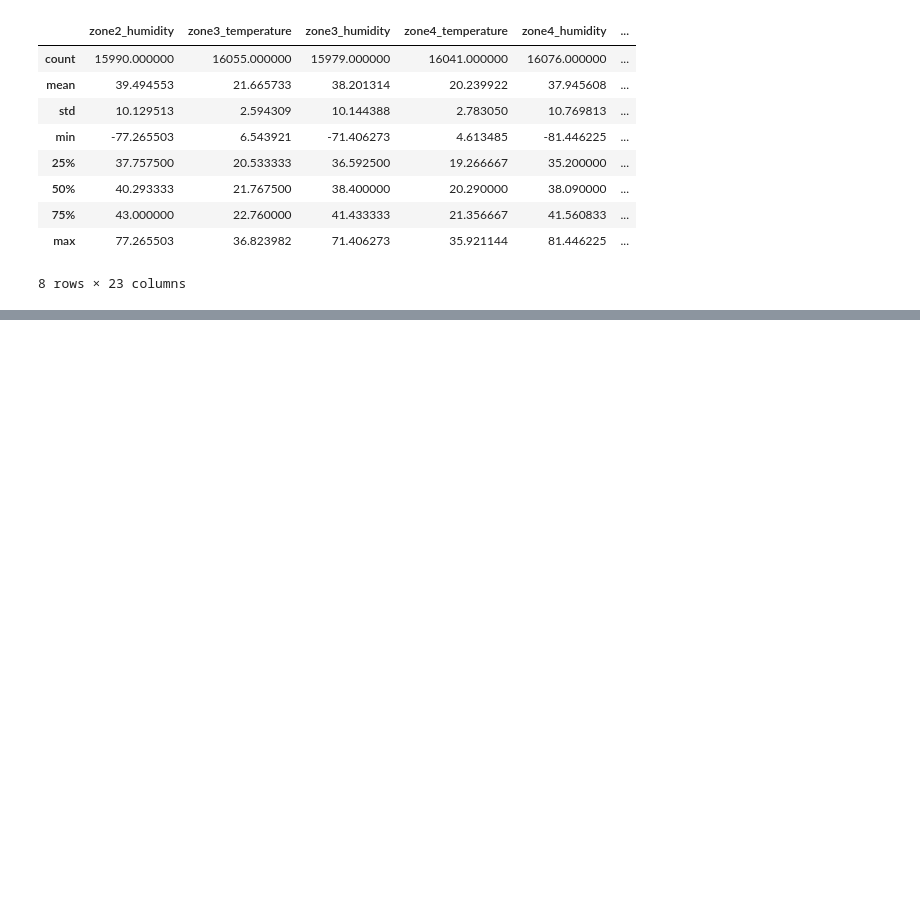
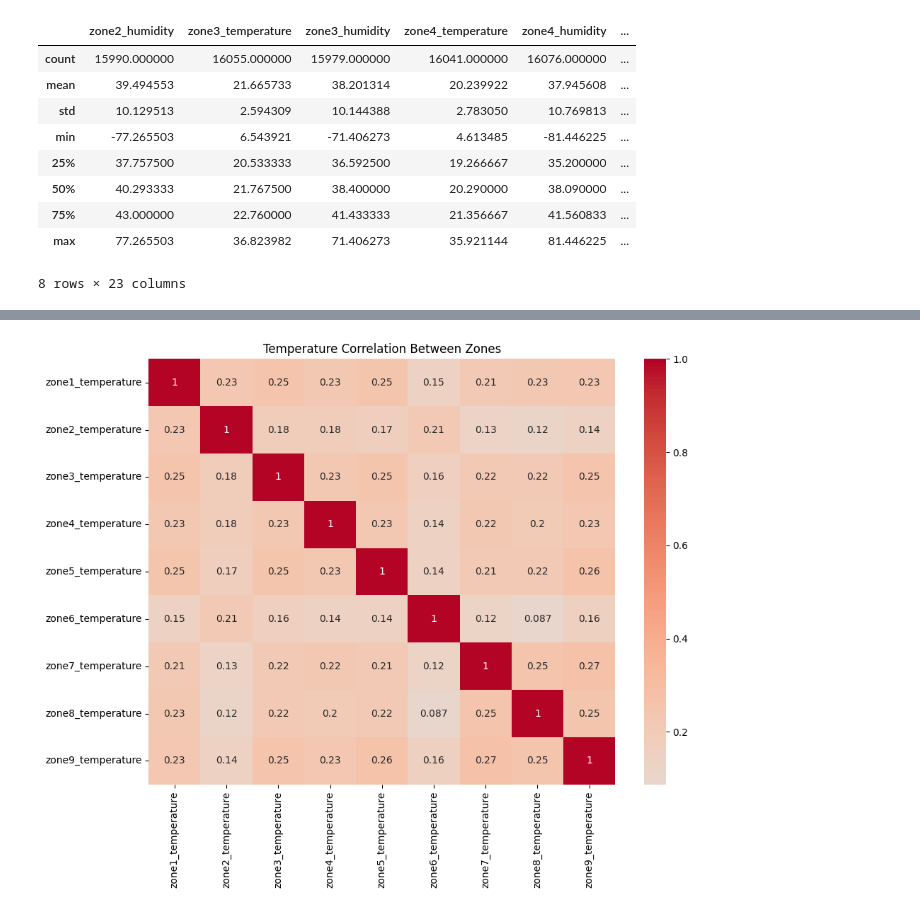
Before and after one commit to ShubhaMahobia/DS-Intern-Assignment-Shubham_Mahobia, a Jupyter notebook: main.ipynb, the cells around one changed output, grey strips where cells are left out. Drawn from its saved outputs; the diff is of its cells as text; code cells hidden in the pictures; blank space fills up the shorter version.

```diff
--- a/main.ipynb
+++ b/main.ipynb
@@ -104,3 +158,15 @@ dtype: int64
+# %%
+# Correlation heatmap for all zone temperatures
+temp_columns = [f'zone{i}_temperature' for i in range(1, 10)]
+correlation_matrix = df[temp_columns].corr()
+
+plt.figure(figsize=(10, 8))
+sns.heatmap(correlation_matrix, annot=True, cmap='coolwarm', center=0)
+plt.title('Temperature Correlation Between Zones')
+plt.tight_layout()
+plt.show()
+# %% [output]
+[figure, added]
 # %%
 #Exploring different ranges of temprature in different zones
 
```
Also changed, not shown: parts of 7 cells of this notebook.
